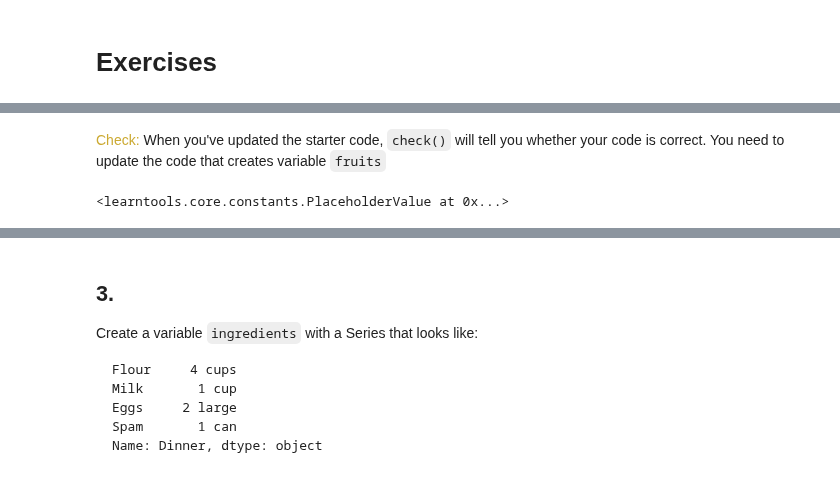
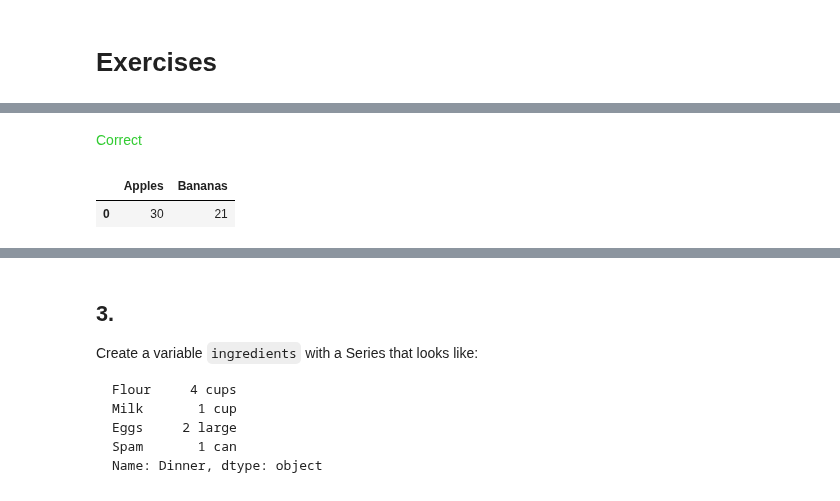
Before and after one commit to manul280/Kaggle, a Jupyter notebook: Pandas/1B-Exercise-Creating-ReadingAndWriting.ipynb, the cells around one changed output, grey strips where cells are left out. Saved outputs shown, nothing was run; the diff lists cells and outputs as text; code cells hidden in the pictures.

```diff
--- a/Pandas/1B-Exercise-Creating-ReadingAndWriting.ipynb
+++ b/Pandas/1B-Exercise-Creating-ReadingAndWriting.ipynb
@@ -29,12 +47,13 @@ In the cell below, create a DataFrame `fruits` that looks like this:
 # %%
 # Your code goes here. Create a dataframe matching the above diagram and assign it to the variable fruits.
-fruits = ____
+fruits = pd.DataFrame({'Apples':[30],'Bananas':[21]})
 
 # Check your answer
 q1.check()
 fruits
 # %% [output]
 [interactive output not drawn]
-<span style="color:#ccaa33">Check:</span> When you've updated the starter code, `check()` will tell you whether your code is correct. You need to update the code that creates variable `fruits`
+<span style="color:#33cc33">Correct</span>
-<learntools.core.constants.PlaceholderValue at 0x...>
+|  | Apples | Bananas |
+| 0 | 30 | 21 |
 # %%
```
Also changed, not shown: parts of 22 cells of this notebook.
